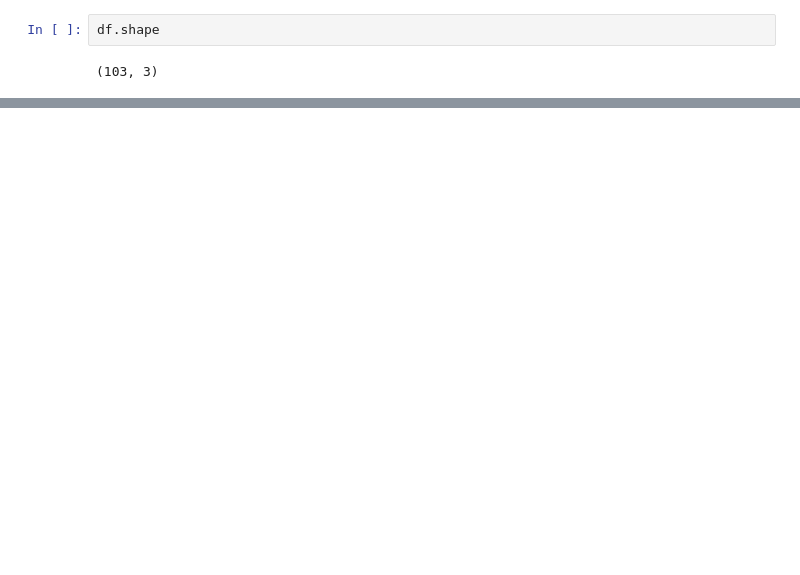
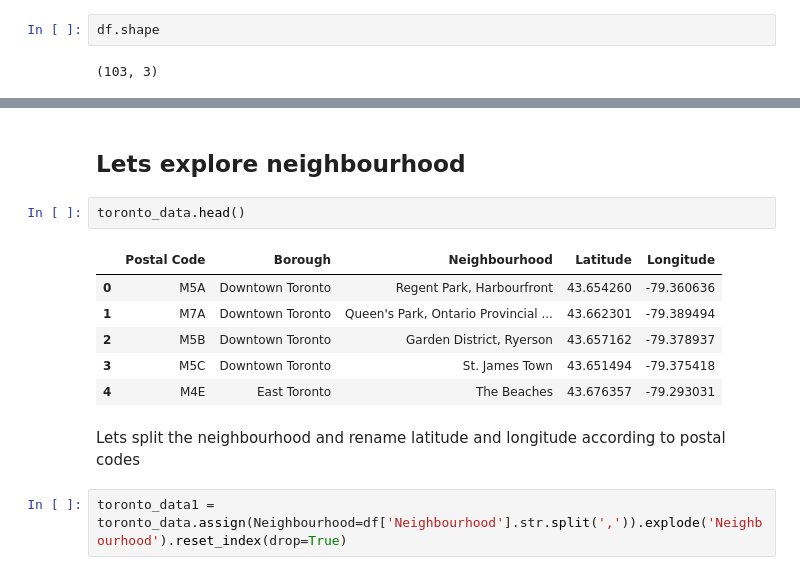
Before and after one commit to uditchoudhary/Applied-Data-Science-Capstone, a Jupyter notebook: Segmenting and Clustering Neighborhoods in Toronto.ipynb, the cells around one changed output, grey strips where cells are left out. Cells and saved outputs as stored; diff of their text form; blank space fills up the shorter version.

```diff
--- a/Segmenting and Clustering Neighborhoods in Toronto.ipynb
+++ b/Segmenting and Clustering Neighborhoods in Toronto.ipynb
@@ -125,0 +216,15 @@ df1
+# %% [markdown]
+## Lets explore neighbourhood
+# %%
+toronto_data.head()
+# %% [output]
+|  | Postal Code | Borough | Neighbourhood | Latitude | Longitude |
+| 0 | M5A | Downtown Toronto | Regent Park, Harbourfront | 43.654260 | -79.360636 |
+| 1 | M7A | Downtown Toronto | Queen's Park, Ontario Provincial ... | 43.662301 | -79.389494 |
+| 2 | M5B | Downtown Toronto | Garden District, Ryerson | 43.657162 | -79.378937 |
+| 3 | M5C | Downtown Toronto | St. James Town | 43.651494 | -79.375418 |
+| 4 | M4E | East Toronto | The Beaches | 43.676357 | -79.293031 |
+# %% [markdown]
+Lets split the neighbourhood and rename latitude and longitude according to postal codes
+# %%
+toronto_data1 = toronto_data.assign(Neighbourhood=df['Neighbourhood'].str.split(',')).explode('Neighbourhood').reset_index(drop=True)
```
Also changed, not shown: parts of 32 cells of this notebook.
